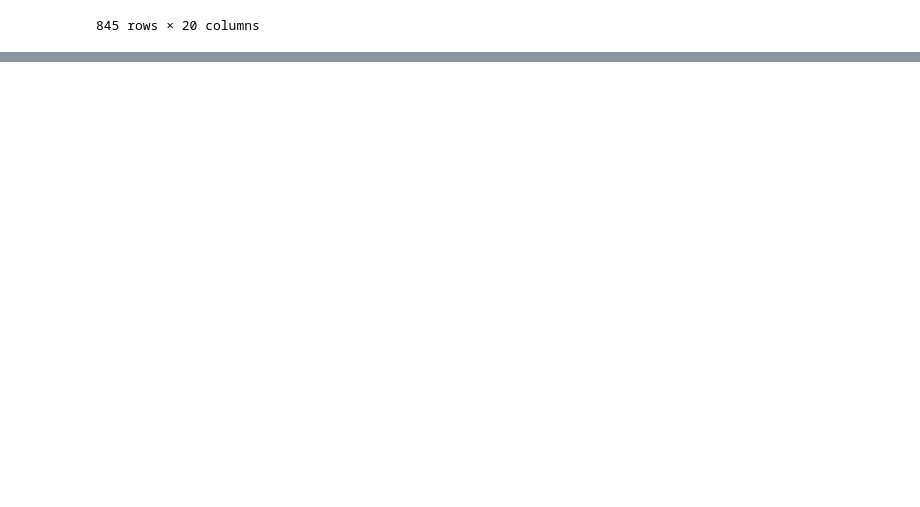
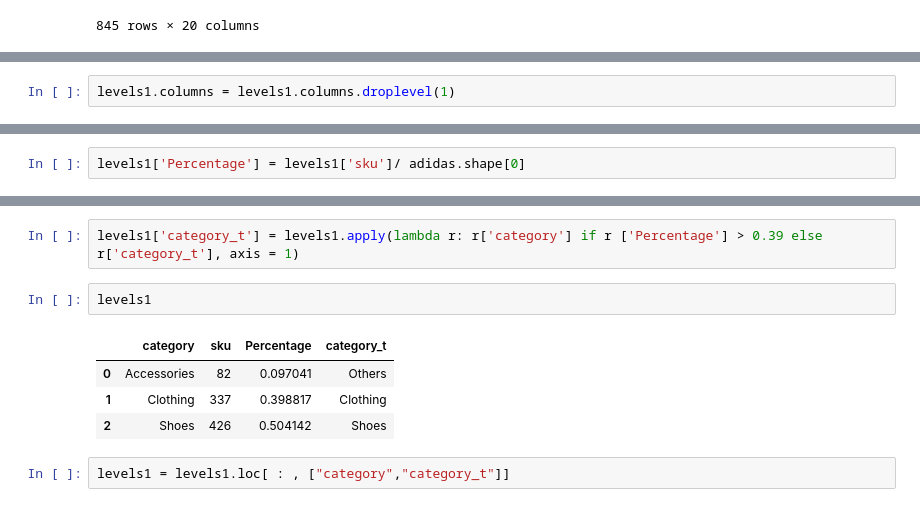
Before and after one commit to carlosr929214/Dataset_ADIDAS, a Jupyter notebook: Tarea Tranformacion de datos categoricos/EDA.ipynb, the cells around one changed output, grey strips where cells are left out. Cells and saved outputs as stored; diff of their text form; blank space fills up the shorter version.

```diff
--- a/Tarea Tranformacion de datos categoricos/EDA.ipynb
+++ b/Tarea Tranformacion de datos categoricos/EDA.ipynb
@@ -20,0 +87,2 @@ adidas
+# %%
+levels1.columns = levels1.columns.droplevel(1)
@@ -20,0 +96,2 @@ adidas
+# %%
+levels1['Percentage'] = levels1['sku']/ adidas.shape[0]
@@ -20,0 +114,11 @@ adidas
+# %%
+levels1['category_t'] = levels1.apply(lambda r: r['category'] if r ['Percentage'] > 0.39 else r['category_t'], axis = 1)
+# %%
+levels1
+# %% [output]
+|  | category | sku | Percentage | category_t |
+| 0 | Accessories | 82 | 0.097041 | Others |
+| 1 | Clothing | 337 | 0.398817 | Clothing |
+| 2 | Shoes | 426 | 0.504142 | Shoes |
+# %%
+levels1 = levels1.loc[ : , ["category","category_t"]]
```
Also changed, not shown: parts of 20 cells of this notebook, 1 other file.
